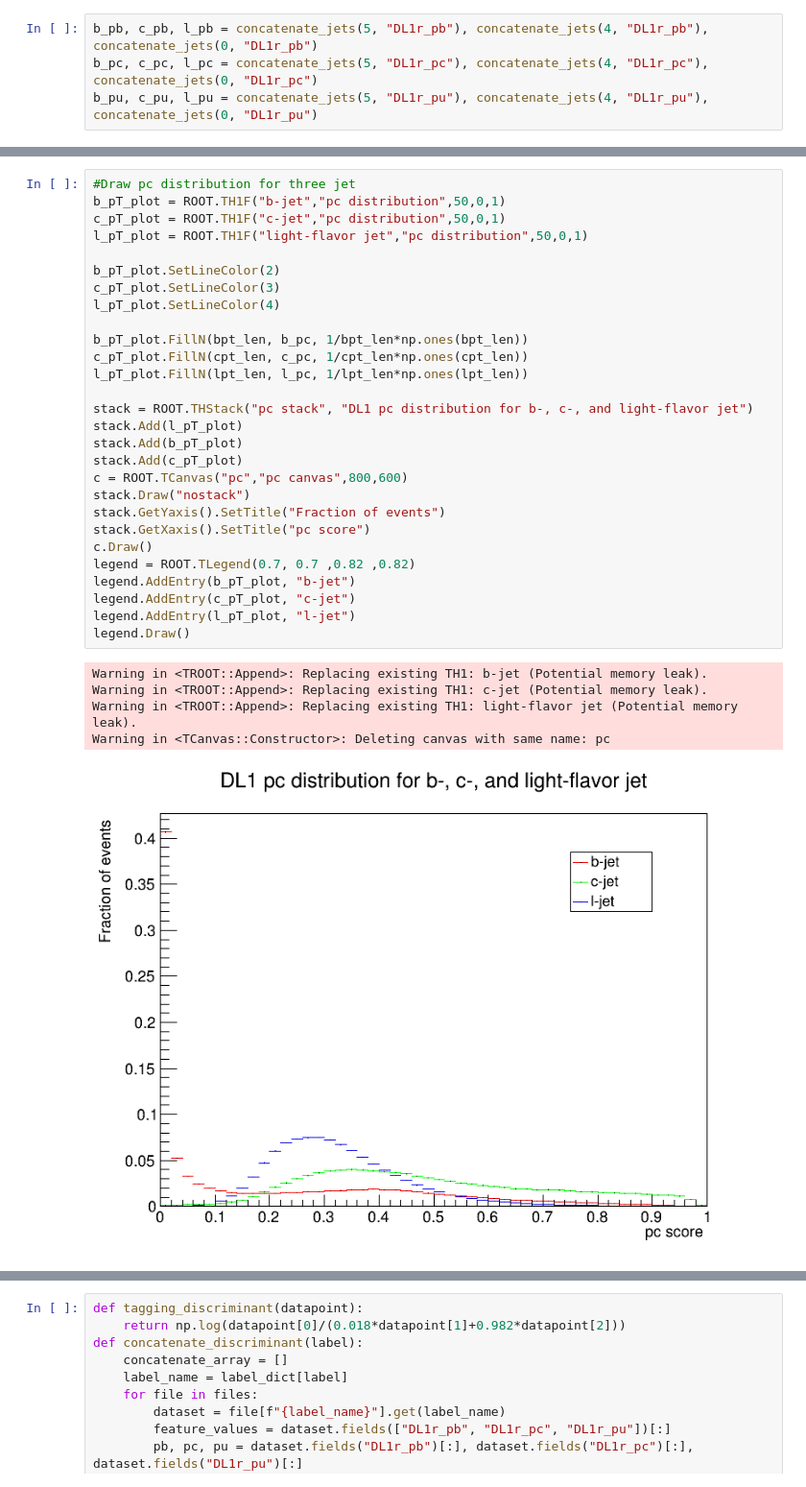
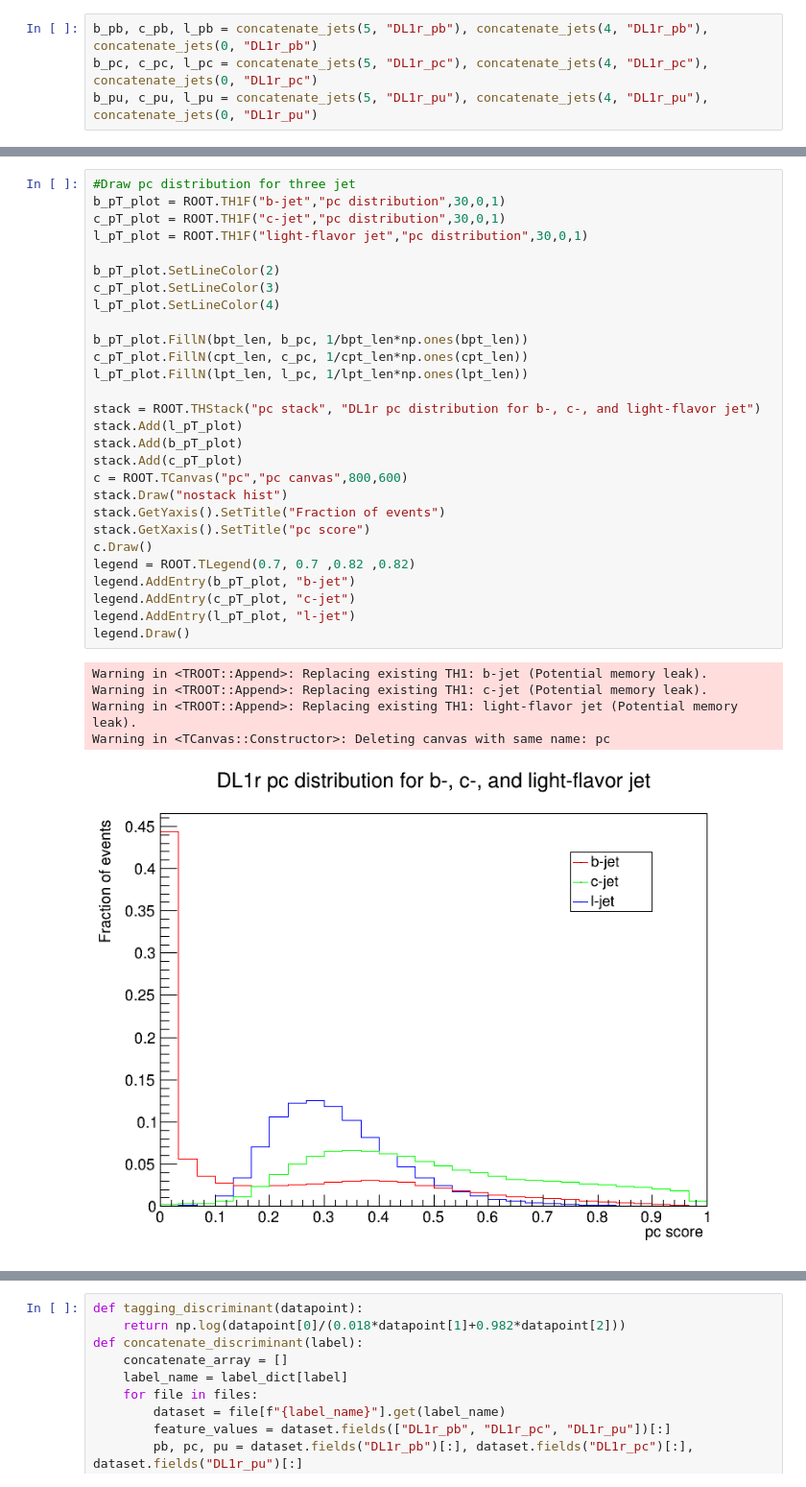
Before and after one commit to hairlessdevil/Week3_sample, a Jupyter notebook: Week3.ipynb, the cells around one changed output, grey strips where cells are left out. Shown at 96% size. Saved outputs shown, nothing was run; the diff lists cells and outputs as text.

Commit message:
feature plotting

```diff
--- a/Week3.ipynb
+++ b/Week3.ipynb
@@ -196,36 +197,36 @@ Warning in <TROOT::Append>: Replacing existing TH1: light-flavor jet (Potential
 # %%
 #Draw pc distribution for three jet
-b_pT_plot = ROOT.TH1F("b-jet","pc distribution",50,0,1)
-c_pT_plot = ROOT.TH1F("c-jet","pc distribution",50,0,1)
-l_pT_plot = ROOT.TH1F("light-flavor jet","pc distribution",50,0,1)
+b_pT_plot = ROOT.TH1F("b-jet","pc distribution",30,0,1)
+c_pT_plot = ROOT.TH1F("c-jet","pc distribution",30,0,1)
+l_pT_plot = ROOT.TH1F("light-flavor jet","pc distribution",30,0,1)
 
 b_pT_plot.SetLineColor(2)
 c_pT_plot.SetLineColor(3)
 l_pT_plot.SetLineColor(4)
 
 b_pT_plot.FillN(bpt_len, b_pc, 1/bpt_len*np.ones(bpt_len))
 c_pT_plot.FillN(cpt_len, c_pc, 1/cpt_len*np.ones(cpt_len))
 l_pT_plot.FillN(lpt_len, l_pc, 1/lpt_len*np.ones(lpt_len))
 
-stack = ROOT.THStack("pc stack", "DL1 pc distribution for b-, c-, and light-flavor jet")
+stack = ROOT.THStack("pc stack", "DL1r pc distribution for b-, c-, and light-flavor jet")
 stack.Add(l_pT_plot)
 stack.Add(b_pT_plot)
 stack.Add(c_pT_plot)
 c = ROOT.TCanvas("pc","pc canvas",800,600)
-stack.Draw("nostack")
+stack.Draw("nostack hist")
 stack.GetYaxis().SetTitle("Fraction of events")
 stack.GetXaxis().SetTitle("pc score")
 c.Draw()
 legend = ROOT.TLegend(0.7, 0.7 ,0.82 ,0.82)
 legend.AddEntry(b_pT_plot, "b-jet")
 legend.AddEntry(c_pT_plot, "c-jet")
 legend.AddEntry(l_pT_plot, "l-jet")
 legend.Draw()
 # %% [output]
 Warning in <TROOT::Append>: Replacing existing TH1: b-jet (Potential memory leak).
 Warning in <TROOT::Append>: Replacing existing TH1: c-jet (Potential memory leak).
 Warning in <TROOT::Append>: Replacing existing TH1: light-flavor jet (Potential memory leak).
 Warning in <TCanvas::Constructor>: Deleting canvas with same name: pc
-[figure, old version]
+[figure, new version]
 # %%
 #Draw pc distribution for three jet
```
Also changed, not shown: parts of 8 cells of this notebook.
